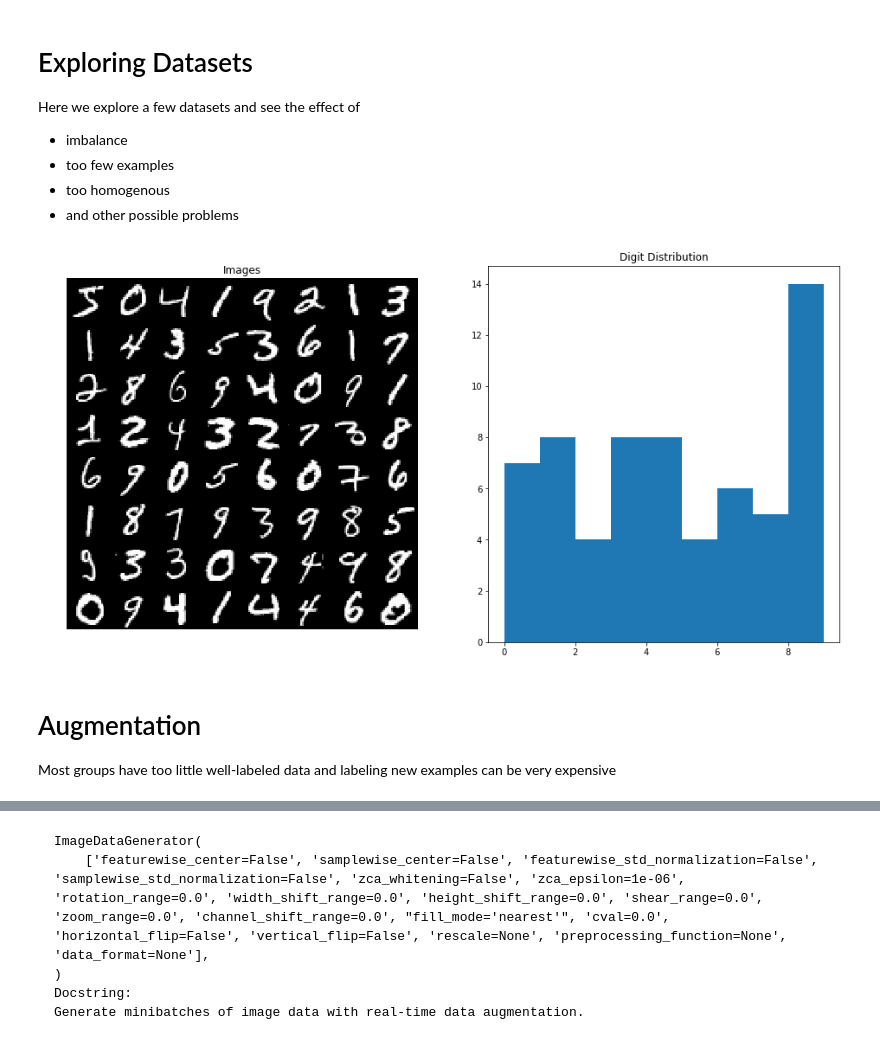
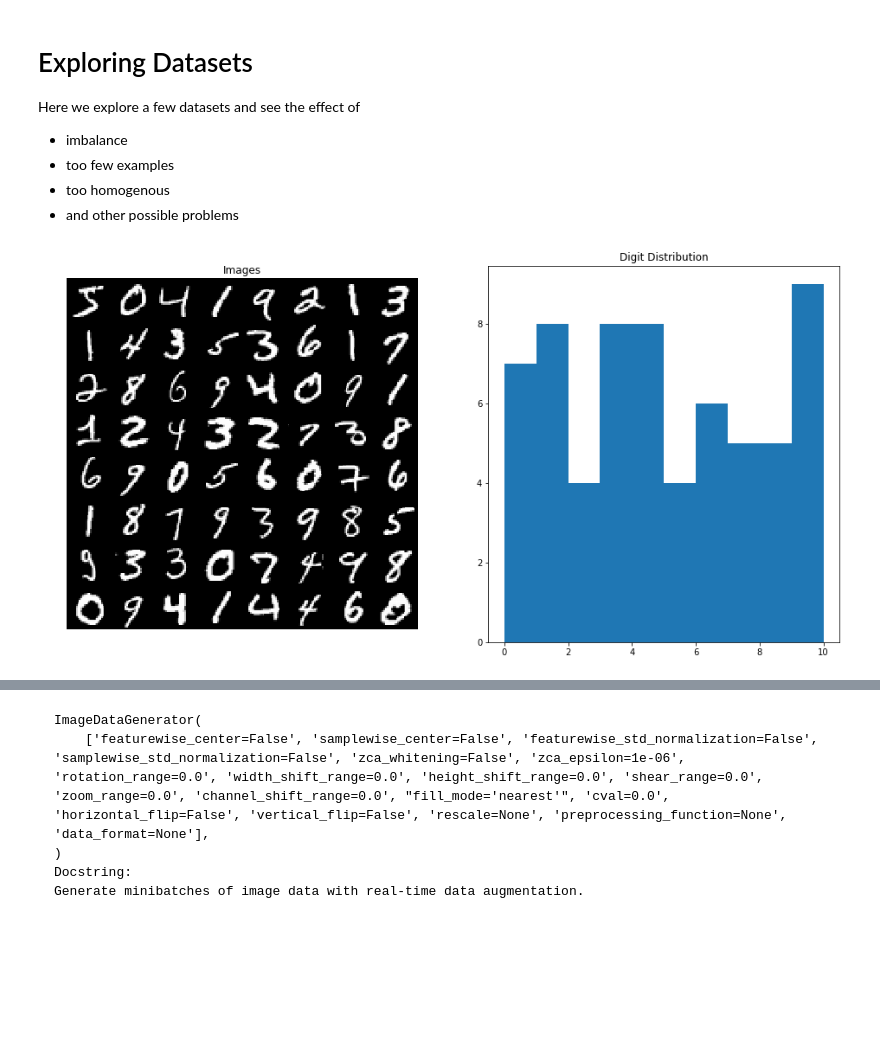
Before and after one commit to kmader/Quantitative-Big-Imaging-2019, a Jupyter notebook: Lectures/02-Datasets.ipynb, the cells around one changed output, grey strips where cells are left out. Cells and saved outputs as stored; diff of their text form; code cells hidden in the pictures; blank space fills up the shorter version.

```diff
--- a/Lectures/02-Datasets.ipynb
+++ b/Lectures/02-Datasets.ipynb
@@ -171,20 +218,17 @@ Here we explore a few datasets and see the effect of
 - too homogenous
 - and other possible problems
 # %%
+import numpy as np
+import matplotlib.pyplot as plt
+from keras.datasets import mnist
+from skimage.util import montage as montage2d
 %matplotlib inline
-from skimage.util import montage as montage2d
-from keras.datasets import mnist
-import matplotlib.pyplot as plt
-import numpy as np
 (img, label), _ = mnist.load_data()
 fig, (ax1, ax2) = plt.subplots(1, 2, figsize=(16, 8))
 ax1.imshow(montage2d(img[:64]), cmap='gray')
 ax1.set_title('Images')
 ax1.axis('off')
-ax2.hist(label[:64], np.arange(10))
-ax2.set_title('Digit Distribution');
+ax2.hist(label[:64], np.arange(11))
+ax2.set_title('Digit Distribution')
 # %% [output]
-[figure, old version]
+[figure, new version]
-# %% [markdown]
-# Augmentation
-Most groups have too little well-labeled data and labeling new examples can be very expensive
```
Also changed, not shown: parts of 16 cells of this notebook, 3 other files.
